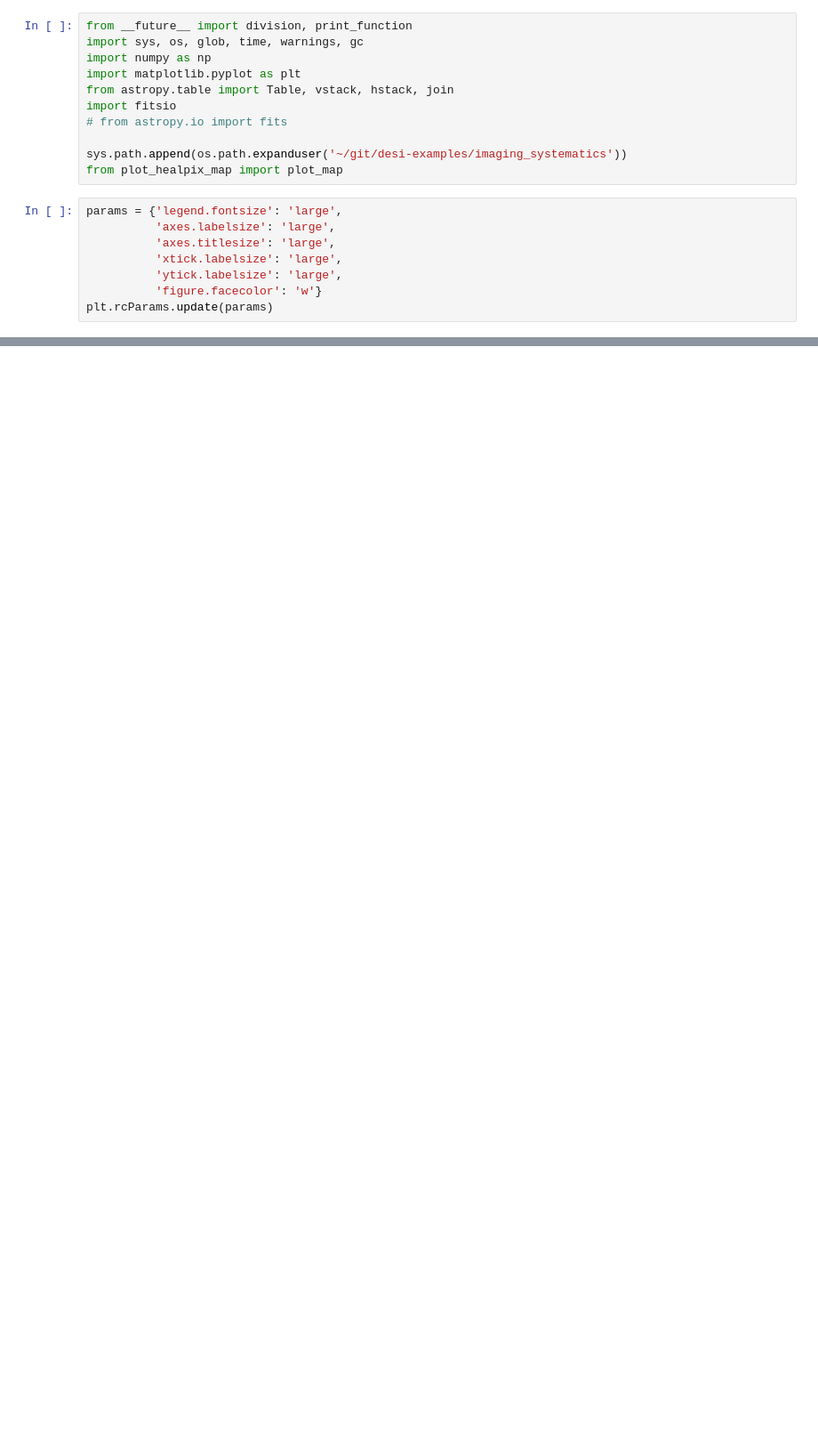
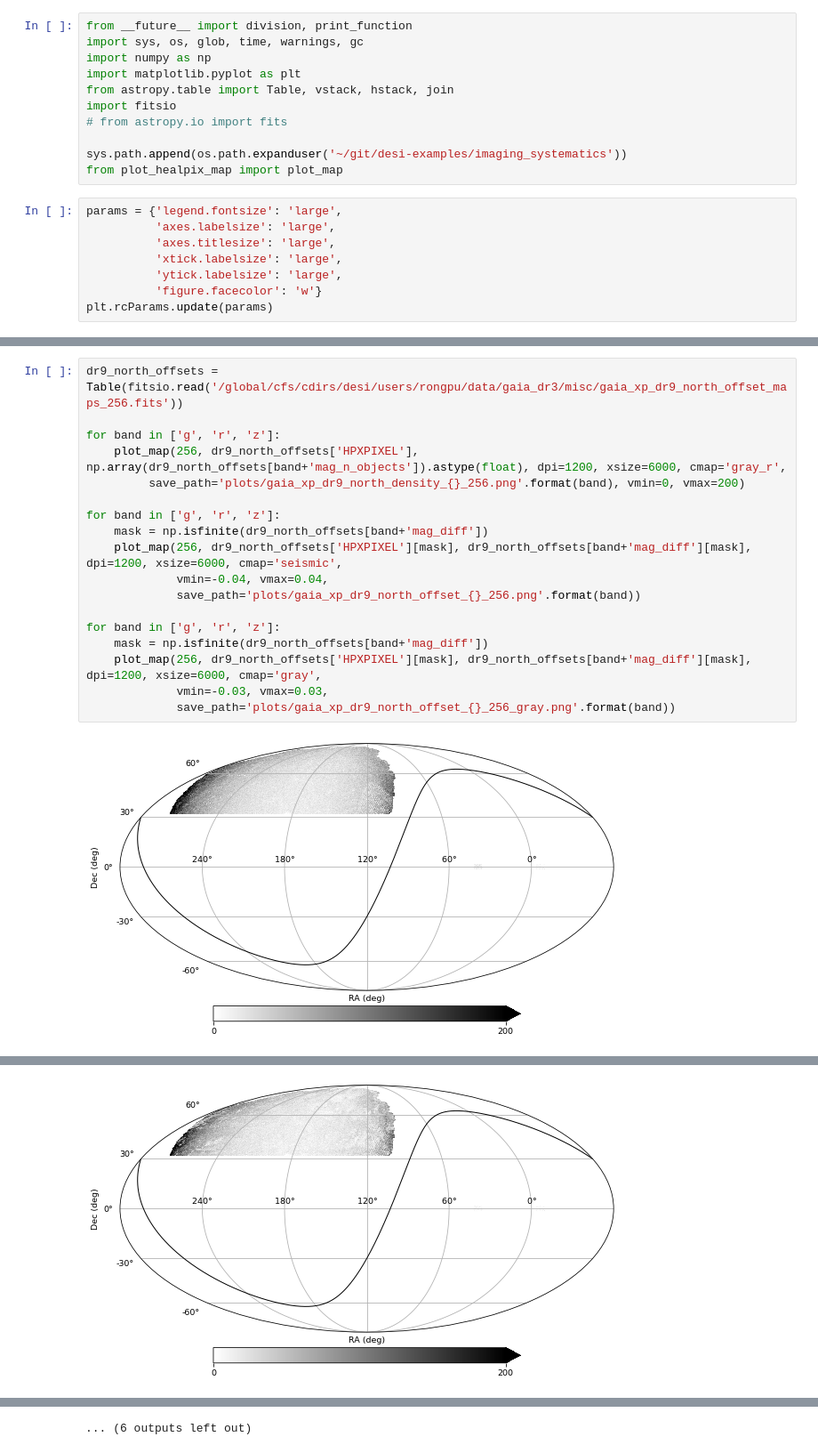
Before and after one commit to rongpu/desi-misc, a Jupyter notebook: gaia/plot_maps.ipynb, the cells around one changed output, grey strips where cells are left out. Shown at 89% size. Cells and saved outputs as stored; diff of their text form; blank space fills up the shorter version.

```diff
--- a/gaia/plot_maps.ipynb
+++ b/gaia/plot_maps.ipynb
@@ -42,0 +71,20 @@ Done! 00:00:59
+# %%
+dr9_north_offsets = Table(fitsio.read('/global/cfs/cdirs/desi/users/rongpu/data/gaia_dr3/misc/gaia_xp_dr9_north_offset_maps_256.fits'))
+
+for band in ['g', 'r', 'z']:
+    plot_map(256, dr9_north_offsets['HPXPIXEL'], np.array(dr9_north_offsets[band+'mag_n_objects']).astype(float), dpi=1200, xsize=6000, cmap='gray_r',
+         save_path='plots/gaia_xp_dr9_north_density_{}_256.png'.format(band), vmin=0, vmax=200)
+
+for band in ['g', 'r', 'z']:
+    mask = np.isfinite(dr9_north_offsets[band+'mag_diff'])
+    plot_map(256, dr9_north_offsets['HPXPIXEL'][mask], dr9_north_offsets[band+'mag_diff'][mask], dpi=1200, xsize=6000, cmap='seismic',
+             vmin=-0.04, vmax=0.04,
+             save_path='plots/gaia_xp_dr9_north_offset_{}_256.png'.format(band))
+
+for band in ['g', 'r', 'z']:
+    mask = np.isfinite(dr9_north_offsets[band+'mag_diff'])
+    plot_map(256, dr9_north_offsets['HPXPIXEL'][mask], dr9_north_offsets[band+'mag_diff'][mask], dpi=1200, xsize=6000, cmap='gray',
+             vmin=-0.03, vmax=0.03,
+             save_path='plots/gaia_xp_dr9_north_offset_{}_256_gray.png'.format(band))
+# %% [output]
+[figure, added]
@@ -42,0 +92 @@ Done! 00:00:59
+[figure, added]
@@ -42,0 +102 @@ Done! 00:00:59
+... (6 outputs left out)
```
Also changed, not shown: parts of 10 cells of this notebook, 6 other files.
